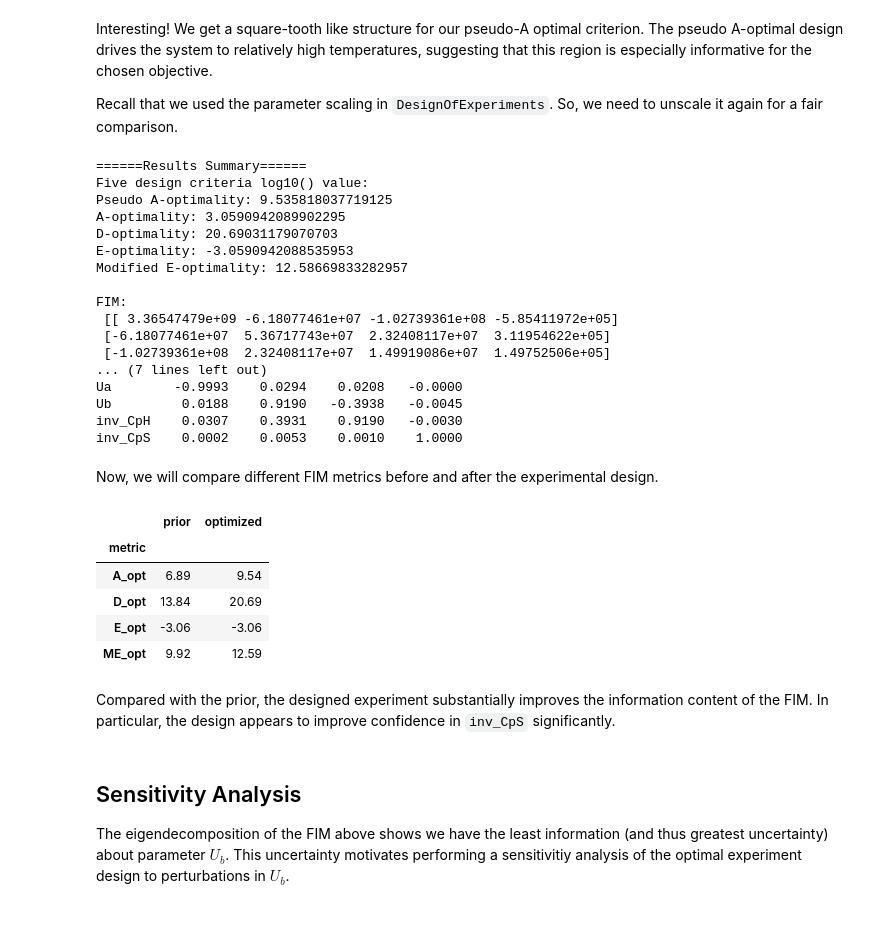
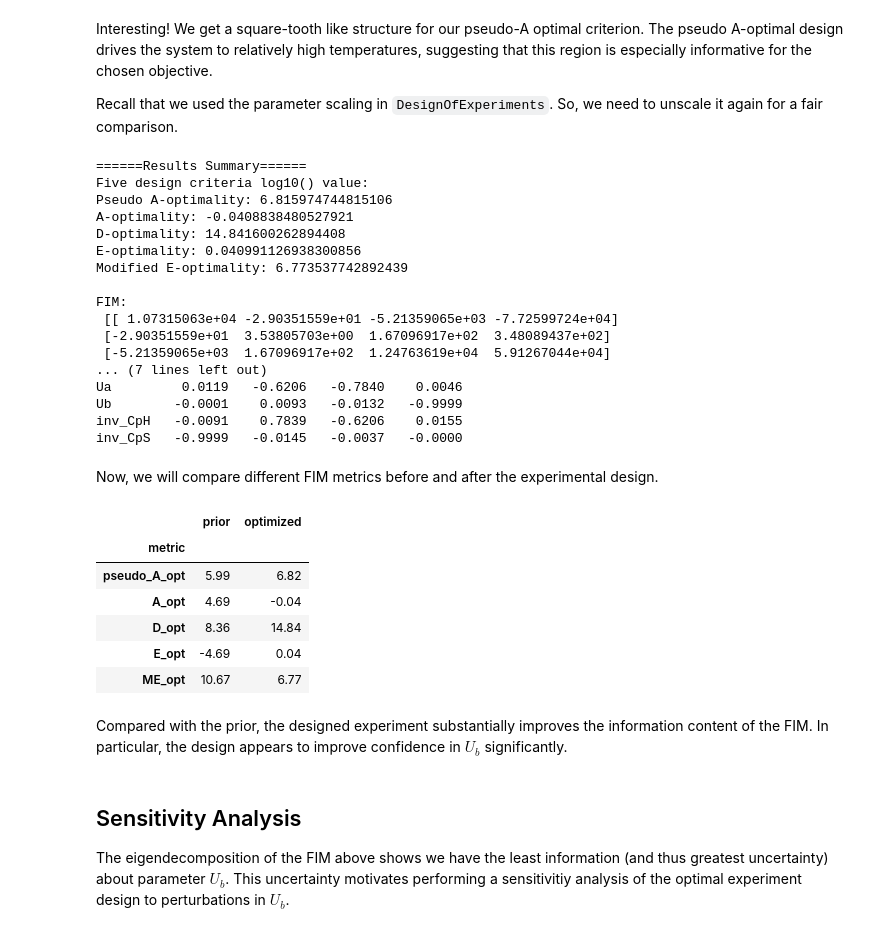
Before and after one commit to slilonfe5/pyomo-doe, a Jupyter notebook: notebooks/doe_optimize.ipynb, the cells around one changed output. Cells and saved outputs as stored; diff of their text form; code cells hidden in the pictures.

```diff
--- a/notebooks/doe_optimize.ipynb
+++ b/notebooks/doe_optimize.ipynb
@@ -123,16 +123,20 @@ theta_values = {
 
 # Cov estimated from the regularized regression in the previous notebook
 # L2 regularization
-cov = np.array([[1.866383e-10, -6.533734e-11, 1.660092e-09, -6.218168e-08],
-                [-6.533734e-11, 2.344163e-05, 1.542480e-05, -5.182207e-03],
-                [1.660092e-09, 1.542480e-05, 1.021121e-05, -3.412824e-03],
-                [-6.218168e-08, -5.182207e-03, -3.412824e-03, 1.145830e+00]])
+# cov = np.array([[1.866383e-10, -6.533734e-11, 1.660092e-09, -6.218168e-08],
+#                 [-6.533734e-11, 2.344163e-05, 1.542480e-05, -5.182207e-03],
+#                 [1.660092e-09, 1.542480e-05, 1.021121e-05, -3.412824e-03],
+#                 [-6.218168e-08, -5.182207e-03, -3.412824e-03, 1.145830e+00]])
 
 # We need to pass prior FIM to the DesignOfExperiments class which we will use to
 # optimize the experiment.
 # Remember that the FIM is the inverse of the covariance matrix of the parameter
 # estimates, so we can compute it as follows:
-FIM = np.linalg.inv(cov)/1000
+FIM = np.array([[ 4.10787913e+05, 5.83103844e+03, -7.72857515e+03, -4.64962204e+05],
+                [ 5.83103844e+03, 3.60598526e+02, -1.01751947e+03, -9.72220827e+03],
+                [-7.72857515e+03, -1.01751947e+03, 4.59244578e+03, 2.04302015e+04],
+                [-4.64962204e+05, -9.72220827e+03, 2.04302015e+04, 5.62847749e+05]])
+# FIM = np.linalg.inv(cov)/1000
 
 # Let's look at the FIM to see how informative our prior is before optimization
 results_summary(FIM)
@@ -180,11 +184,12 @@ theta_ref = np.array([
 ])
 # Because the parameter values differ substantially in magnitude, we can use parameter
 # scaling in DesignOfExperiments to improve numerical conditioning.
-RESCALE_FIM = False # Set to True if you want to rescale the FIM, False otherwise
-if RESCALE_FIM:
-    FIM_scaled = rescale_FIM(FIM, theta_ref)
-else:
-    FIM_scaled = FIM
+RESCALE_FIM = True # Set to True if you want to rescale the FIM, False otherwise
+FIM_scaled = FIM
+# if RESCALE_FIM:
+#     FIM_scaled = rescale_FIM(FIM, theta_ref)
+# else:
+#     FIM_scaled = FIM
 # Create experiment object for design of experiments
 doe_experiment = TC_Lab_experiment(
     data=tc_data,
@@ -194,7 +199,7 @@ doe_experiment = TC_Lab_experiment(
 
 # Create the design of experiments object using our experiment instance from above
 TC_Lab_DoE_pA = DesignOfExperiments(experiment=doe_experiment,
-                                 step=1e-5,
+                                 step=1e-2,
                                  scale_constant_value=1,
                                  scale_nominal_param_value= RESCALE_FIM,
                                  objective_option="pseudo_trace",
@@ -245,56 +250,58 @@ results_summary(np.asarray(FIM_unscaled))
 # %% [output]
 ======Results Summary======
 Five design criteria log10() value:
-Pseudo A-optimality: 9.535818037719125
-A-optimality: 3.0590942089902295
-D-optimality: 20.69031179070703
-E-optimality: -3.0590942088535953
-Modified E-optimality: 12.58669833282957
+Pseudo A-optimality: 6.815974744815106
+A-optimality: -0.0408838480527921
+D-optimality: 14.841600262894408
+E-optimality: 0.040991126938300856
+Modified E-optimality: 6.773537742892439
 
 FIM:
- [[ 3.36547479e+09 -6.18077461e+07 -1.02739361e+08 -5.85411972e+05]
- [-6.18077461e+07  5.36717743e+07  2.32408117e+07  3.11954622e+05]
- [-1.02739361e+08  2.32408117e+07  1.49919086e+07  1.49752506e+05]
+ [[ 1.07315063e+04 -2.90351559e+01 -5.21359065e+03 -7.72599724e+04]
+ [-2.90351559e+01  3.53805703e+00  1.67096917e+02  3.48089437e+02]
+ [-5.21359065e+03  1.67096917e+02  1.24763619e+04  5.91267044e+04]
 ... (7 lines left out)
-Ua        -0.9993    0.0294    0.0208   -0.0000
-Ub         0.0188    0.9190   -0.3938   -0.0045
-inv_CpH    0.0307    0.3931    0.9190   -0.0030
-inv_CpS    0.0002    0.0053    0.0010    1.0000
+Ua         0.0119   -0.6206   -0.7840    0.0046
+Ub        -0.0001    0.0093   -0.0132   -0.9999
+inv_CpH   -0.0091    0.7839   -0.6206    0.0155
+inv_CpS   -0.9999   -0.0145   -0.0037   -0.0000
 # %% [markdown]
 Now, we will compare different FIM metrics before and after the experimental design.
 # %%
 # Create a helper function to compute FIM metrics
 def log10_FIM_metric(FIM):
-    A_opt = np.log10(np.trace(FIM))
+    pseudo_A_opt = np.log10(np.trace(FIM))
+    A_opt = np.log10(np.trace(np.linalg.inv(FIM)))
     D_opt = np.log10(np.linalg.det(FIM))
     E_opt = np.log10(np.min(np.linalg.eigvals(FIM)))
     ME_opt = np.log10(np.max(np.linalg.eigvals(FIM)) / np.min(np.linalg.eigvals(FIM)))
-    return A_opt, D_opt, E_opt, ME_opt
+    return pseudo_A_opt, A_opt, D_opt, E_opt, ME_opt
 # %%
 import pandas as pd
 prior_metrics = log10_FIM_metric(FIM)
 optimized_metrics = log10_FIM_metric(FIM_unscaled)
-metric_names = ["A_opt", "D_opt", "E_opt", "ME_opt"]
+metric_names = ["pseudo_A_opt", "A_opt", "D_opt", "E_opt", "ME_opt"]
 
 metrics_df = pd.DataFrame(
     {
         "prior": list(prior_metrics),
         "optimized": list(optimized_metrics),
     },
     index=metric_names,
 )
 metrics_df.index.name = "metric"
 
 metrics_df.round(2)
 # %% [output]
 |  | prior | optimized |
 | metric |  |  |
-| A_opt | 6.89 | 9.54 |
-| D_opt | 13.84 | 20.69 |
-| E_opt | -3.06 | -3.06 |
-| ME_opt | 9.92 | 12.59 |
+| pseudo_A_opt | 5.99 | 6.82 |
+| A_opt | 4.69 | -0.04 |
+| D_opt | 8.36 | 14.84 |
+| E_opt | -4.69 | 0.04 |
+| ME_opt | 10.67 | 6.77 |
 # %% [markdown]
-Compared with the prior, the designed experiment substantially improves the information content of the FIM. In particular, the design appears to improve confidence in `inv_CpS` significantly.
+Compared with the prior, the designed experiment substantially improves the information content of the FIM. In particular, the design appears to improve confidence in $U_b$ significantly.
 # %% [markdown]
 
 ## Sensitivity Analysis
```
Also changed, not shown: parts of 12 cells of this notebook, 1 other file.
